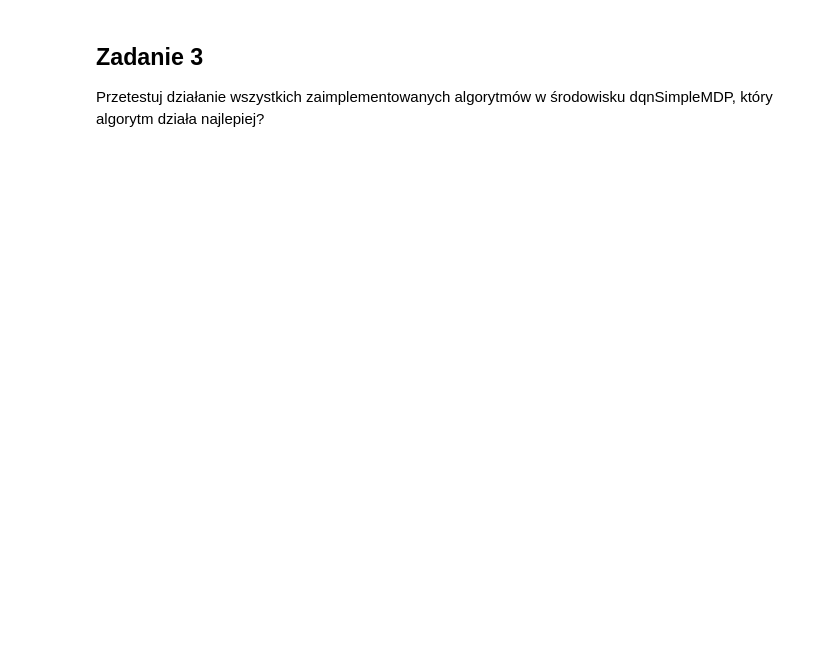
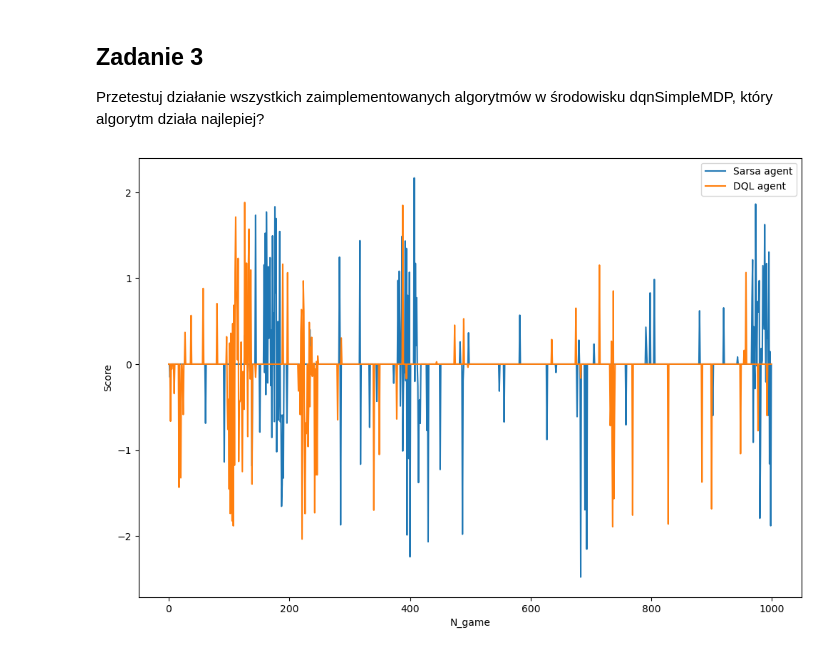
Before and after one commit to DonChaka/SIiUM2-UZW, a Jupyter notebook: Lab. 3.ipynb.ipynb, the cells around one changed output. Saved outputs shown, nothing was run; the diff lists cells and outputs as text; code cells hidden in the pictures; blank space fills up the shorter version.

```diff
--- a/Lab. 3.ipynb.ipynb
+++ b/Lab. 3.ipynb.ipynb
@@ -293,3 +446,21 @@ class DQLearningAgent:
+# %%
+def play_and_train_dql(env, agent):
+    total_reward = 0.0
+    state = env.reset()
+
+    done = False
+
+    while not done:
+        action = agent.get_action(state)
+        _state, reward, done, _ = env.step(action)
+
+        agent.update(state, action, reward, _state)
+
+        state = _state
+        total_reward += reward
+        if done:
+            break
+    return total_reward
 # %%
 env = dqnSimpleMDP()
 
@@ -385,3 +560,24 @@ plt.show()
 ## Zadanie 3
 
 Przetestuj działanie wszystkich zaimplementowanych algorytmów w środowisku dqnSimpleMDP, który algorytm działa najlepiej?
+# %%
+env = dqnSimpleMDP()
+q_agent = DQLearningAgent(alpha=0.1, epsilon=0.1, discount=1,
+                           get_legal_actions=env.get_possible_actions)
+
+sarsa_agent = SARSALambdaAgent(alpha=0.1, epsilon=0.1, discount=0.99,
+                   get_legal_actions=env.get_possible_actions, lambda_value = 0.5)
+sarsa_rewards, q_rewards = [], []
+for i in range(1000):
+    sarsa_rewards.append(play_and_train_sarsa(env, sarsa_agent))
+    q_rewards.append(play_and_train_dql(env, q_agent))
+
+plt.figure(figsize=(12,8))
+plt.plot(sarsa_rewards, label='Sarsa agent')
+plt.plot(q_rewards, label='DQL agent')
+plt.ylabel('Score')
+plt.xlabel('N_game')
+plt.legend()
+plt.show()
+# %% [output]
+[figure, added]
```
Also changed, not shown: parts of 7 cells of this notebook, 5 other files.
